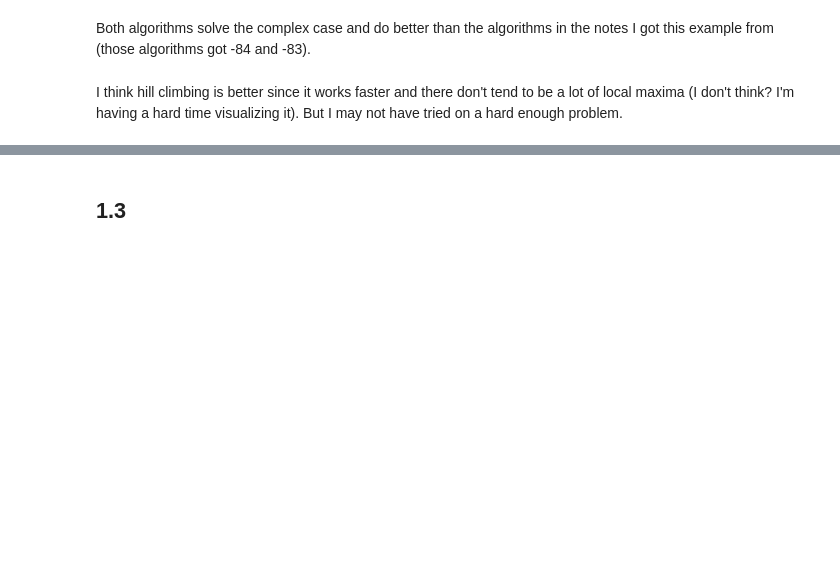
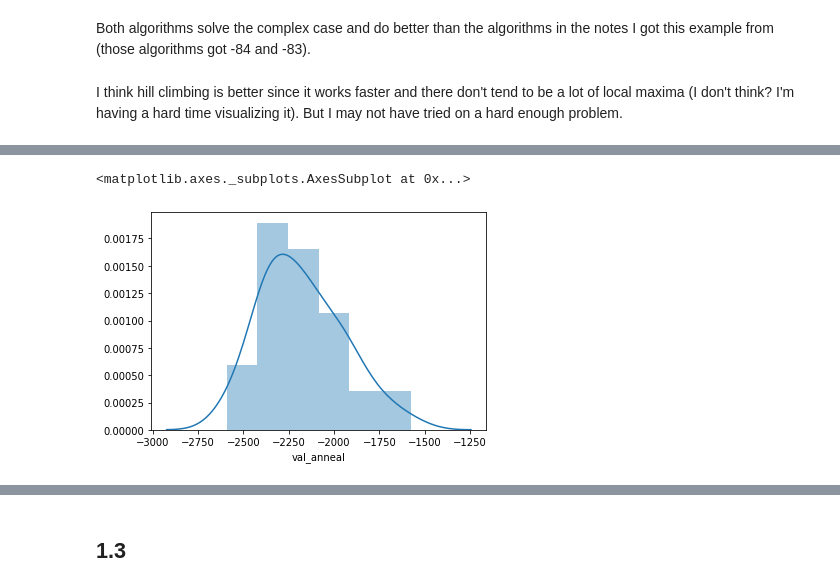
Before and after one commit to cmd16/cs344-artificial-intelligence, a Jupyter notebook: hw01/homework1.ipynb, the cells around one changed output, grey strips where cells are left out. Cells and saved outputs as stored; diff of their text form; code cells hidden in the pictures; blank space fills up the shorter version.

```diff
--- a/hw01/homework1.ipynb
+++ b/hw01/homework1.ipynb
@@ -154,0 +167,5 @@ I think hill climbing is better since it works faster and there don't tend to be
+# %%
+sns.distplot(random_df['val_anneal'])
+# %% [output]
+<matplotlib.axes._subplots.AxesSubplot at 0x...>
+[figure, added]
```
Also changed, not shown: parts of 14 cells of this notebook.
